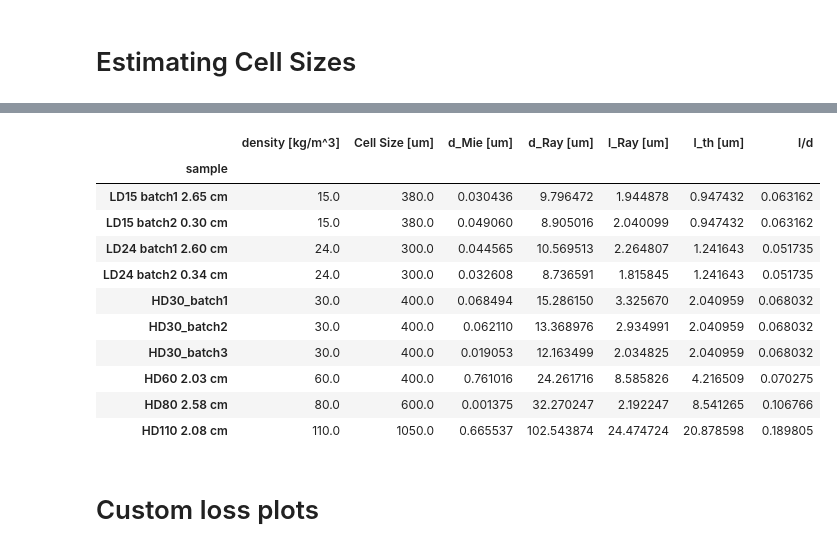
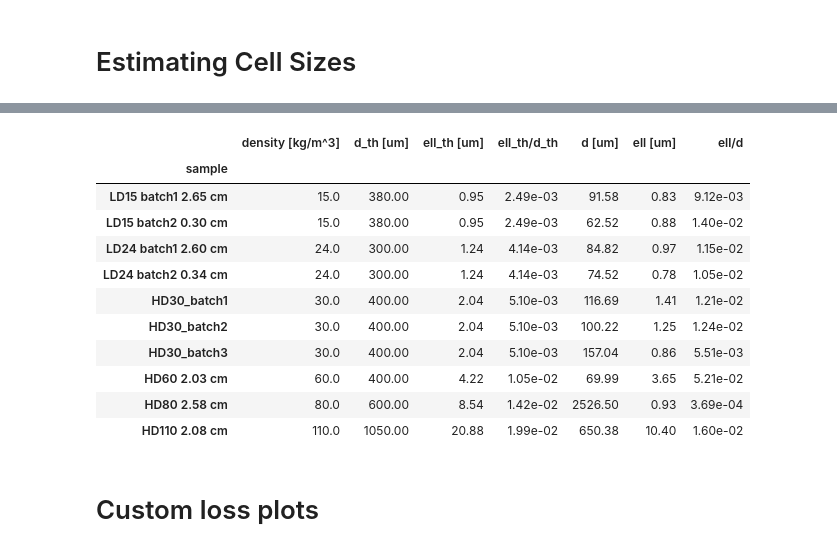
Before and after one commit to McMahonCosmologyGroup/IRBF, a Jupyter notebook: main.ipynb, the cells around one changed output, grey strips where cells are left out. Drawn from its saved outputs; the diff is of its cells as text; code cells hidden in the pictures.

```diff
--- a/main.ipynb
+++ b/main.ipynb
@@ -1936,72 +1899,71 @@ comb_batches['HD30_batch2']['cell_size']  = 400e-6
 comb_batches['HD30_batch3']['cell_size']  = 400e-6
 comb_batches['HD60 2.03 cm']['cell_size'] = 400e-6
 comb_batches['HD80 2.58 cm']['cell_size'] = 600e-6
 comb_batches['HD110 2.08 cm']['cell_size'] = 1050e-6
 
 rows = []
 
-def Mie_eff_diameter(C, K_Mie_GHz, f_c, n_m, n_p=n_p, c=3e8):
-    m = n_p/n_m
-    return 100*C * c**2 / (6*f_c*(n_m*np.pi*K_Mie_GHz*1e9*(m-1))**2)
+def _cm_factor(n_p):
+    np2 = n_p**2
+    return np.abs((np2 + 2)*(1 + 2*np2) - 2*(np2 - 1)**2) / np.abs((1 + 2*np2)*(np2 - 1))
 
-def Ray_eff_diameter(C, K_Ray_GHz, f_c, n_m, n_p=n_p, c=3e8):
-    m = n_p/n_m
-    return (100*C/(4*f_c) * (c/(n_m*np.pi*K_Ray_GHz*1e9))**4 * np.abs((m2+2)/(m2-1))**2)**(1/3)
+def eff_cell_diameter(K_Mie_GHz, K_Ray_GHz, n_p=1.54, n_m=1.0003, c=3e8):
+    m   = n_p / n_m
+    return c * (m - 1) * K_Mie_GHz*1e9 / (n_m * np.pi * np.sqrt(6) * (K_Ray_GHz*1e9)**2) * _cm_factor(n_p)
 
-def Ray_eff_thickness(C, K_Ray_GHz, d_Mie, f_c, n_m, n_p=n_p, c=3e8):
-    m = n_p/n_m
-    return c/(n_m*np.pi*K_Ray_GHz*1e9) * ((100*C*d_Mie)/(8*f_c))**(1/4) * np.abs((m2+2)/(m2-1))**(1/2)
+def eff_wall_thickness(K_Mie_GHz, d, C, f_m, n_p=1.54, n_m=1.0003, c=3e8):
+    m   = n_p / n_m
+    C_m = C * 100
+    return c / (2 * n_m * np.pi * (m - 1) * K_Mie_GHz*1e9) * np.sqrt(C_m * d / (6 * f_m))
 
-def wall_thickness(d, f_c): #theoretical wall thickness based on cell size and volume fraction
-    return d/2 * (1 - f_c**(1/3))
+def wall_thickness(d, f_m):
+    return d/2 * (1 - f_m**(1/3))
 
 for bname, b in comb_batches.items():
     if 'HD' not in bname and 'LD' not in bname:
         continue
 
     density = b['density']
-
-    rho_m = 950 if 'HD' in bname else (925 if 'LD' in bname else None)
-    n_m   = 1.54 if 'HD' in bname else (1.514 if 'LD' in bname else None)
-    f_m = f_m_from_rho(density, rho_m)
-    f_c = 1 - f_m
+    rho_p = b['rho_p']
+    n_p   = b['n_p']
+    f_p   = b['f_p']
 
     C     = b['params'][1]
     K_Ray = b['params'][2]
     K_Mie = b['params'][3]
 
-    d_Mie = Mie_eff_diameter(C, K_Mie, f_c, n_m)
-    d_Ray = Ray_eff_diameter(C, K_Ray, f_c, n_m)
-    l_Ray = Ray_eff_thickness(C, K_Ray, d_Mie, f_c, n_m)
+    d_inv = eff_cell_diameter(K_Mie, K_Ray, n_p=n_p)
 
-    l_th  = wall_thickness(b['cell_size'], f_c)
+    f_m = 1 - f_p
+    ell   = eff_wall_thickness(K_Mie, d_inv, C, f_m, n_p=n_p)
+    l_th  = wall_thickness(b['cell_size'], f_m)
 
     rows.append({
-        "sample": bname,
+        "sample":           bname,
         "density [kg/m^3]": b["density"],
-        "Cell Size [um]": b["cell_size"] * 1e6,
-        "d_Mie [um]": d_Mie * 1e6,
-        "d_Ray [um]": d_Ray * 1e6,
-        "l_Ray [um]": l_Ray * 1e6,
-        "l_th [um]": l_th * 1e6,
-        "l/d": l_th*1e6/b["density"]
+        "d_th [um]":        f"{b['cell_size'] * 1e6:.2f}",
+        "ell_th [um]":      f"{l_th * 1e6:.2f}",
+        "ell_th/d_th":      f"{l_th / (b['cell_size']):.2e}",
+        "d [um]":           f"{d_inv * 1e6:.2f}",
+        "ell [um]":         f"{ell * 1e6:.2f}",
+        "ell/d":            f"{ell / d_inv:.2e}",
     })
 
 df = pd.DataFrame(rows).set_index("sample").sort_values("density [kg/m^3]")
 df
 # %% [output]
-|  | density [kg/m^3] | Cell Size [um] | d_Mie [um] | d_Ray [um] | l_Ray [um] | l_th [um] | l/d |
+|  | density [kg/m^3] | d_th [um] | ell_th [um] | ell_th/d_th | d [um] | ell [um] | ell/d |
 | sample |  |  |  |  |  |  |  |
-| LD15 batch1 2.65 cm | 15.0 | 380.0 | 0.030436 | 9.796472 | 1.944878 | 0.947432 | 0.063162 |
-| LD15 batch2 0.30 cm | 15.0 | 380.0 | 0.049060 | 8.905016 | 2.040099 | 0.947432 | 0.063162 |
-| LD24 batch1 2.60 cm | 24.0 | 300.0 | 0.044565 | 10.569513 | 2.264807 | 1.241643 | 0.051735 |
-| LD24 batch2 0.34 cm | 24.0 | 300.0 | 0.032608 | 8.736591 | 1.815845 | 1.241643 | 0.051735 |
-| HD30_batch1 | 30.0 | 400.0 | 0.068494 | 15.286150 | 3.325670 | 2.040959 | 0.068032 |
-| HD30_batch2 | 30.0 | 400.0 | 0.062110 | 13.368976 | 2.934991 | 2.040959 | 0.068032 |
-| HD30_batch3 | 30.0 | 400.0 | 0.019053 | 12.163499 | 2.034825 | 2.040959 | 0.068032 |
-| HD60 2.03 cm | 60.0 | 400.0 | 0.761016 | 24.261716 | 8.585826 | 4.216509 | 0.070275 |
-| HD80 2.58 cm | 80.0 | 600.0 | 0.001375 | 32.270247 | 2.192247 | 8.541265 | 0.106766 |
-| HD110 2.08 cm | 110.0 | 1050.0 | 0.665537 | 102.543874 | 24.474724 | 20.878598 | 0.189805 |
+| LD15 batch1 2.65 cm | 15.0 | 380.00 | 0.95 | 2.49e-03 | 91.58 | 0.83 | 9.12e-03 |
+| LD15 batch2 0.30 cm | 15.0 | 380.00 | 0.95 | 2.49e-03 | 62.52 | 0.88 | 1.40e-02 |
+| LD24 batch1 2.60 cm | 24.0 | 300.00 | 1.24 | 4.14e-03 | 84.82 | 0.97 | 1.15e-02 |
+| LD24 batch2 0.34 cm | 24.0 | 300.00 | 1.24 | 4.14e-03 | 74.52 | 0.78 | 1.05e-02 |
+| HD30_batch1 | 30.0 | 400.00 | 2.04 | 5.10e-03 | 116.69 | 1.41 | 1.21e-02 |
+| HD30_batch2 | 30.0 | 400.00 | 2.04 | 5.10e-03 | 100.22 | 1.25 | 1.24e-02 |
+| HD30_batch3 | 30.0 | 400.00 | 2.04 | 5.10e-03 | 157.04 | 0.86 | 5.51e-03 |
+| HD60 2.03 cm | 60.0 | 400.00 | 4.22 | 1.05e-02 | 69.99 | 3.65 | 5.21e-02 |
+| HD80 2.58 cm | 80.0 | 600.00 | 8.54 | 1.42e-02 | 2526.50 | 0.93 | 3.69e-04 |
+| HD110 2.08 cm | 110.0 | 1050.00 | 20.88 | 1.99e-02 | 650.38 | 10.40 | 1.60e-02 |
 # %% [markdown]
 # Custom loss plots
 # %% [markdown]
```
Also changed, not shown: parts of 9 cells of this notebook, 1 other file.
